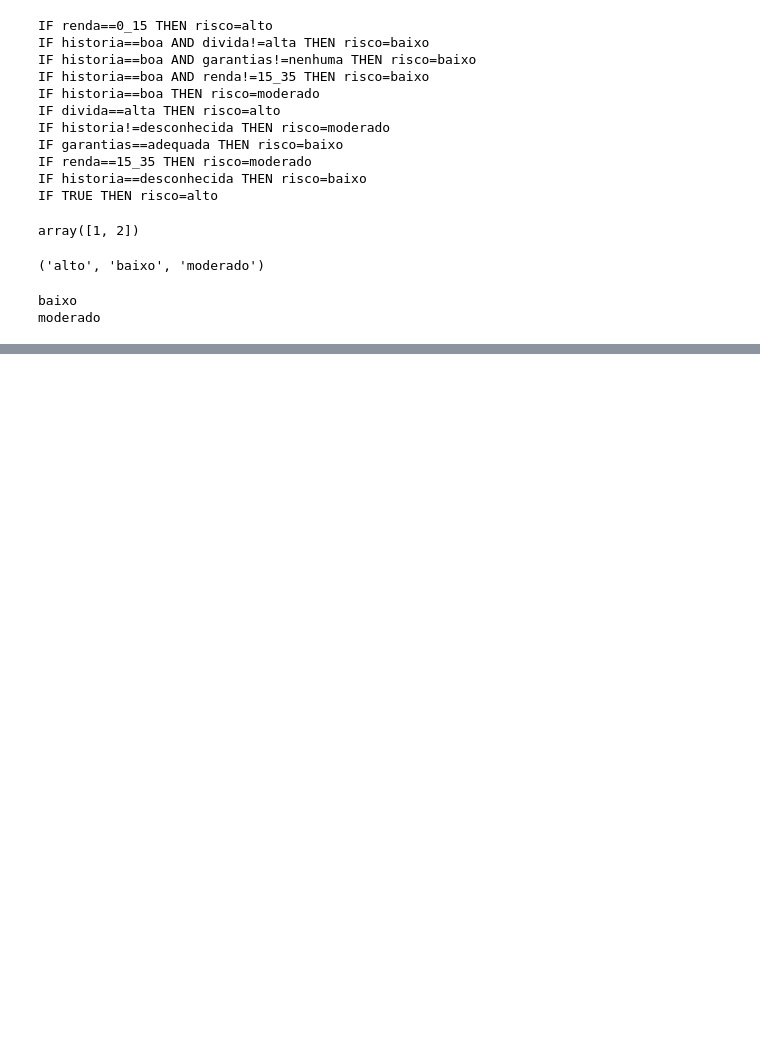
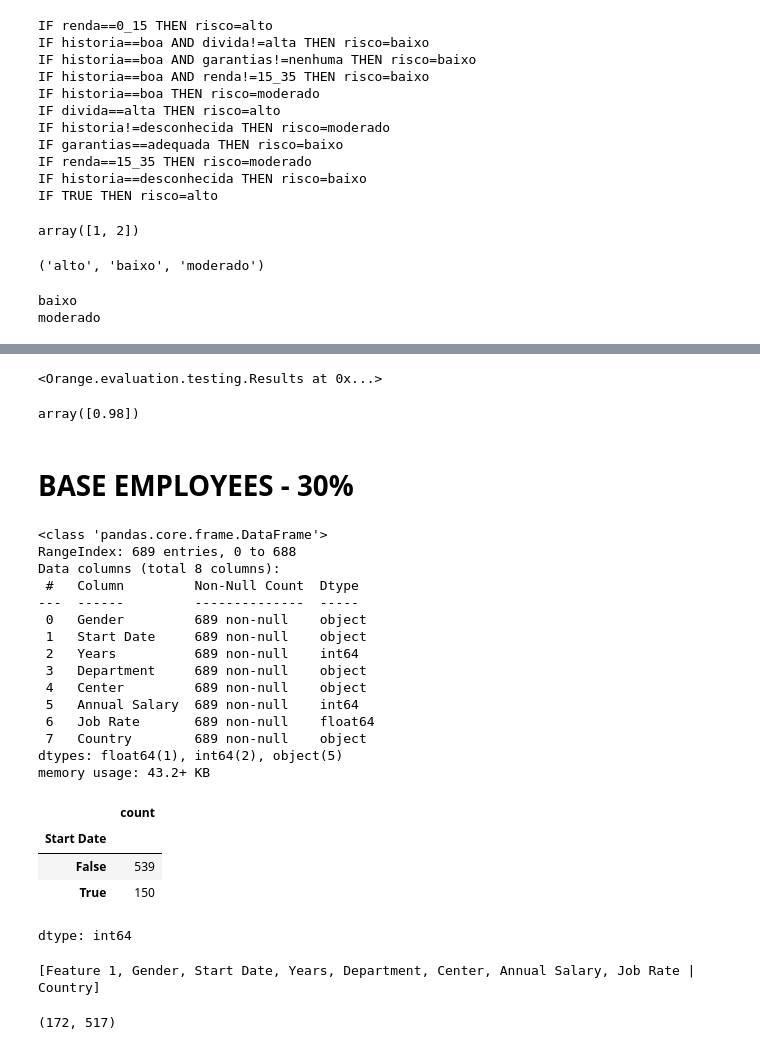
Before and after one commit to eduardoandd/PRISM, a Jupyter notebook: regras_risco_credito.ipynb, the cells around one changed output, grey strips where cells are left out. Drawn from its saved outputs; the diff is of its cells as text; code cells hidden in the pictures; blank space fills up the shorter version.

Commit message:
credito e employees

```diff
--- a/regras_risco_credito.ipynb
+++ b/regras_risco_credito.ipynb
@@ -73,0 +152,10 @@ moderado
+# %%
+previsoes
+# %% [output]
+<Orange.evaluation.testing.Results at 0x...>
+# %%
+Orange.evaluation.CA(previsoes)
+# %% [output]
+array([0.98])
+# %% [markdown]
+# BASE EMPLOYEES - 30%
@@ -73,0 +164,32 @@ moderado
+# %%
+# ======== PRÉ PROCESSAMENTO ========
+df_employees= pd.read_excel('Employees.xlsx')
+df_employees.isnull().sum()
+coluna_y=df_employees['Country']
+df_employees.drop(['No',	'First Name',	'Last Name', 	'Monthly Salary','Sick Leaves',	'Unpaid Leaves',	'Overtime Hours','Country'],axis=1,inplace=True)
+df_employees['Start Date']=df_employees['Start Date'].astype('object')
+df_employees['Country']=coluna_y
+df_employees.info()
+df_employees.describe()
+df_employees['Start Date'].duplicated().value_counts()
+# %% [output]
+<class 'pandas.core.frame.DataFrame'>
+RangeIndex: 689 entries, 0 to 688
+Data columns (total 8 columns):
+ #   Column         Non-Null Count  Dtype
+---  ------         --------------  -----
+ 0   Gender         689 non-null    object
+ 1   Start Date     689 non-null    object
+ 2   Years          689 non-null    int64
+ 3   Department     689 non-null    object
+ 4   Center         689 non-null    object
+ 5   Annual Salary  689 non-null    int64
+ 6   Job Rate       689 non-null    float64
+ 7   Country        689 non-null    object
+dtypes: float64(1), int64(2), object(5)
+memory usage: 43.2+ KB
+|  | count |
+| Start Date |  |
+| False | 539 |
+| True | 150 |
+dtype: int64
@@ -73,0 +202,4 @@ moderado
+# %%
+base_employees.domain
+# %% [output]
+[Feature 1, Gender, Start Date, Years, Department, Center, Annual Salary, Job Rate | Country]
@@ -73,0 +208,6 @@ moderado
+# %%
+base_employees_teste=base_employees_dividida[0]
+base_employees_treinamento=base_employees_dividida[1]
+len(base_employees_teste),len(base_employees_treinamento)
+# %% [output]
+(172, 517)
```
Also changed, not shown: parts of 26 cells of this notebook.
